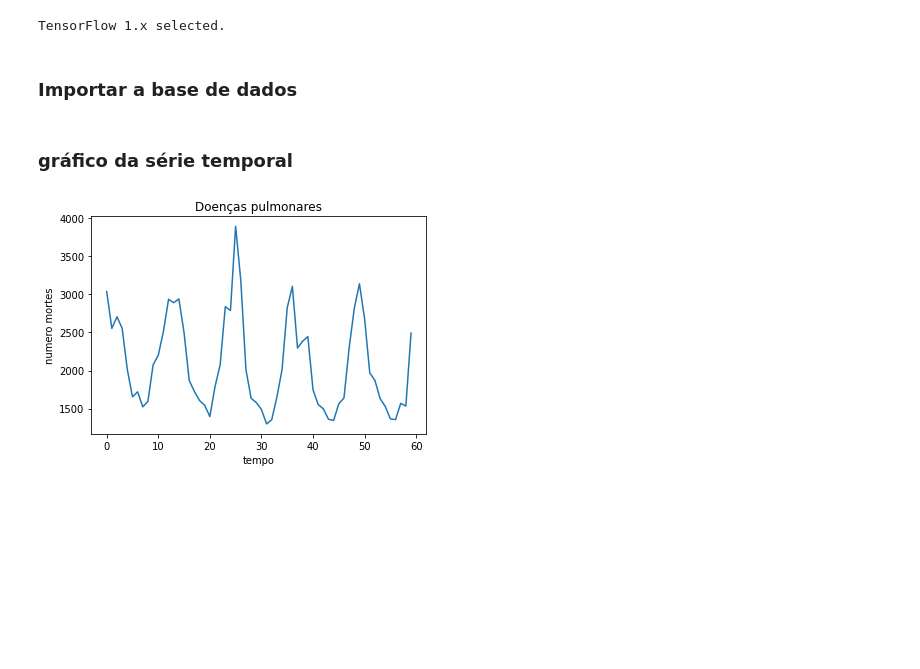
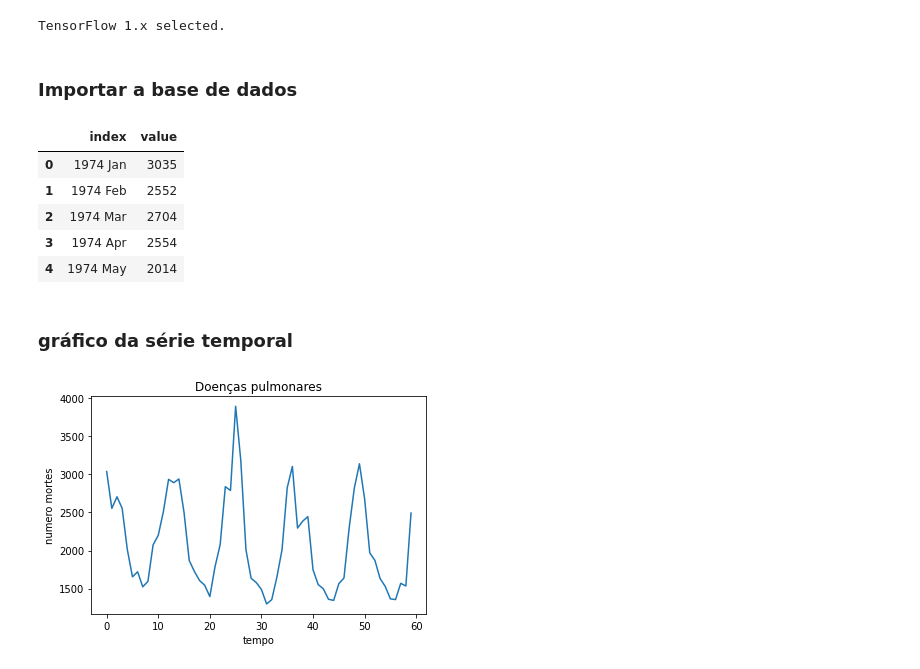
Before and after one commit to isaachfp/bi-master, a Jupyter notebook: RN_Trabalho/RedesRecorrentespul.ipynb, the cells around one changed output. Cells and saved outputs as stored; diff of their text form; code cells hidden in the pictures; blank space fills up the shorter version.

```diff
--- a/RN_Trabalho/RedesRecorrentespul.ipynb
+++ b/RN_Trabalho/RedesRecorrentespul.ipynb
@@ -16,4 +14,14 @@ import os
 TensorFlow 1.x selected.
 # %% [markdown]
 ### Importar a base de dados
+# %%
+dataset_train = pd.read_csv('train.csv')
+dataset_train.head()
+# %% [output]
+|  | index | value |
+| 0 | 1974 Jan | 3035 |
+| 1 | 1974 Feb | 2552 |
+| 2 | 1974 Mar | 2704 |
+| 3 | 1974 Apr | 2554 |
+| 4 | 1974 May | 2014 |
 # %%
```
Also changed, not shown: parts of 10 cells of this notebook.
